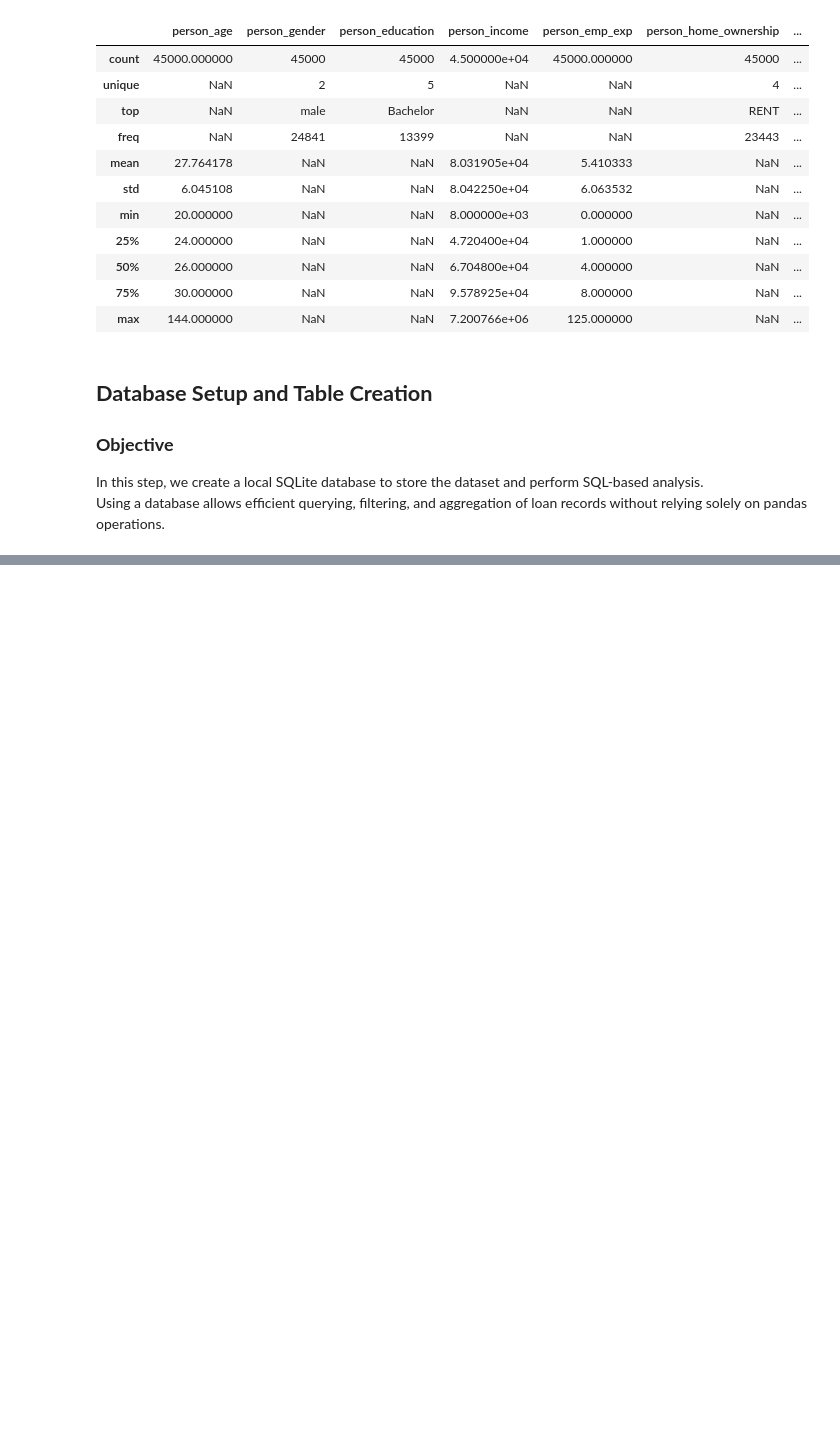
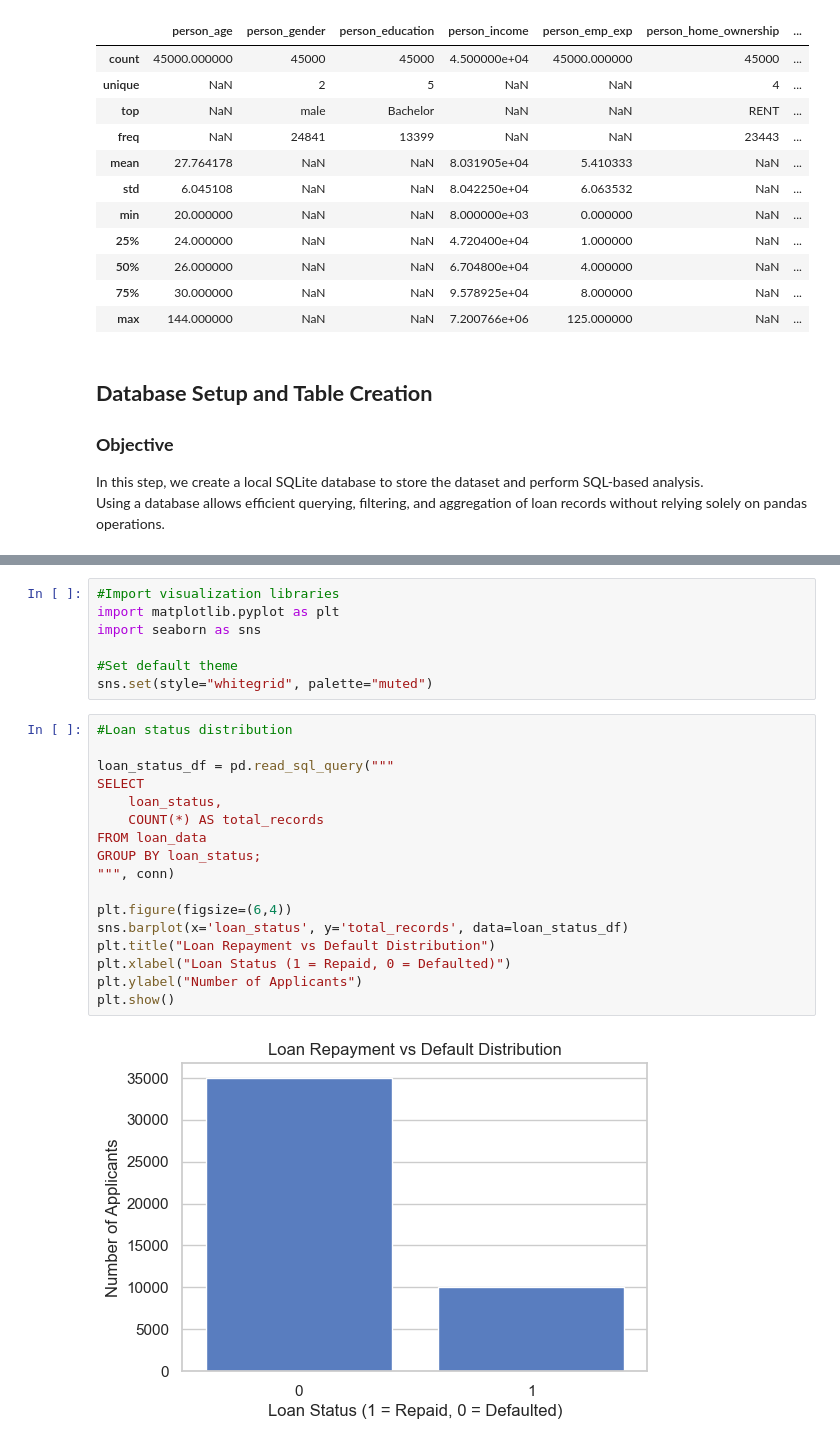
Before and after one commit to LinetLydia/Bank_Loans_Analysis, a Jupyter notebook: bank_loan.ipynb, the cells around one changed output, grey strips where cells are left out. Saved outputs shown, nothing was run; the diff lists cells and outputs as text; blank space fills up the shorter version.

```diff
--- a/bank_loan.ipynb
+++ b/bank_loan.ipynb
@@ -414,0 +412,26 @@ From this SQL-based EDA, you will uncover:
+# %%
+#Import visualization libraries
+import matplotlib.pyplot as plt
+import seaborn as sns
+
+#Set default theme
+sns.set(style="whitegrid", palette="muted")
+# %%
+#Loan status distribution
+
+loan_status_df = pd.read_sql_query("""
+SELECT
+    loan_status,
+    COUNT(*) AS total_records
+FROM loan_data
+GROUP BY loan_status;
+""", conn)
+
+plt.figure(figsize=(6,4))
+sns.barplot(x='loan_status', y='total_records', data=loan_status_df)
+plt.title("Loan Repayment vs Default Distribution")
+plt.xlabel("Loan Status (1 = Repaid, 0 = Defaulted)")
+plt.ylabel("Number of Applicants")
+plt.show()
+# %% [output]
+[figure, added]
```
Also changed, not shown: parts of 31 cells of this notebook.
